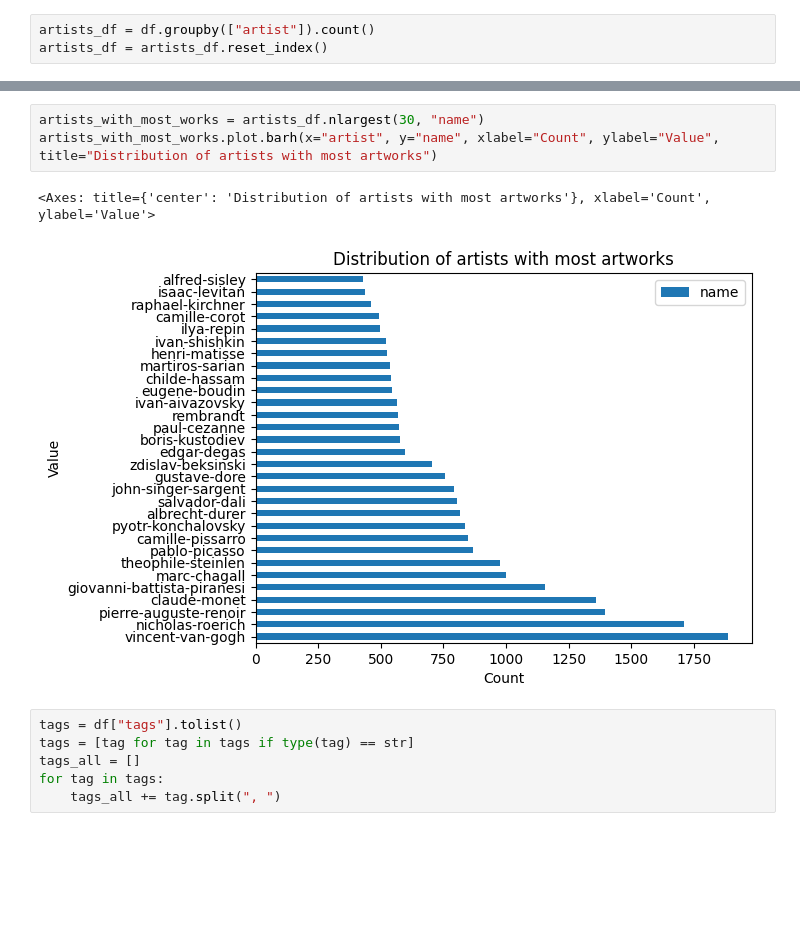
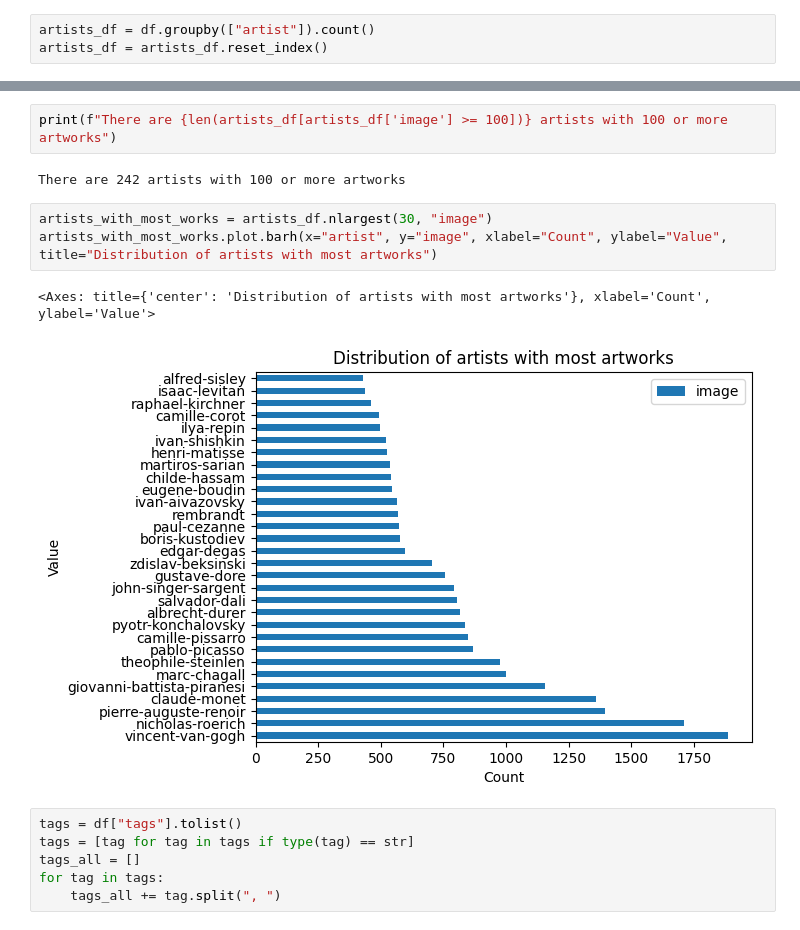
Before and after one commit to nicolafan/neural-artwork-caption-generator, a Jupyter notebook: notebooks/eda.ipynb, the cells around one changed output, grey strips where cells are left out. Saved outputs shown, nothing was run; the diff lists cells and outputs as text; blank space fills up the shorter version.

```diff
--- a/notebooks/eda.ipynb
+++ b/notebooks/eda.ipynb
@@ -77,11 +76,15 @@ print(f"There are {len(artists_df.loc[artists_df['name'] == min_created])} artis
 # %% [output]
 There are 69 artists with a single artwork
+# %%
+print(f"There are {len(artists_df[artists_df['image'] >= 100])} artists with 100 or more artworks")
+# %% [output]
+There are 242 artists with 100 or more artworks
 # %%
-artists_with_most_works = artists_df.nlargest(30, "name")
-artists_with_most_works.plot.barh(x="artist", y="name", xlabel="Count", ylabel="Value", title="Distribution of artists with most artworks")
+artists_with_most_works = artists_df.nlargest(30, "image")
+artists_with_most_works.plot.barh(x="artist", y="image", xlabel="Count", ylabel="Value", title="Distribution of artists with most artworks")
 # %% [output]
 <Axes: title={'center': 'Distribution of artists with most artworks'}, xlabel='Count', ylabel='Value'>
-[figure, old version]
+[figure, new version]
 # %%
 tags = df["tags"].tolist()
 tags = [tag for tag in tags if type(tag) == str]
```
Also changed, not shown: parts of 5 cells of this notebook.
